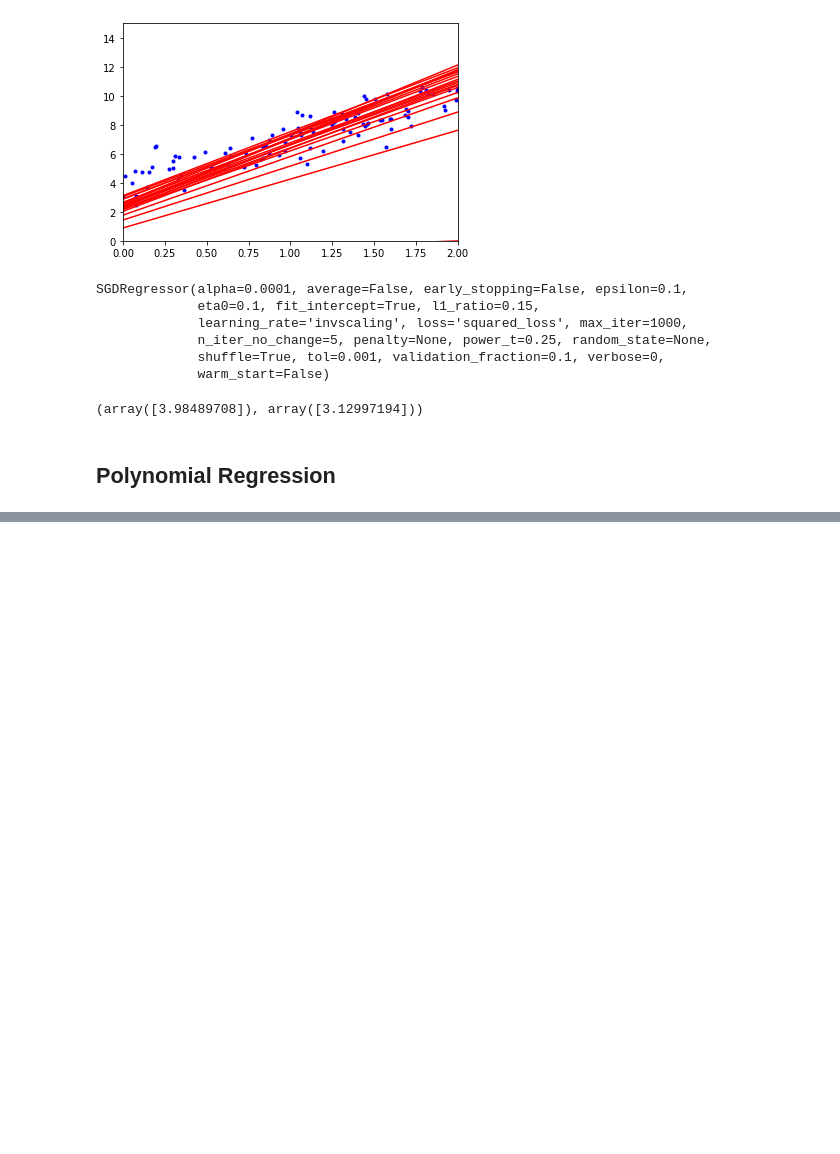
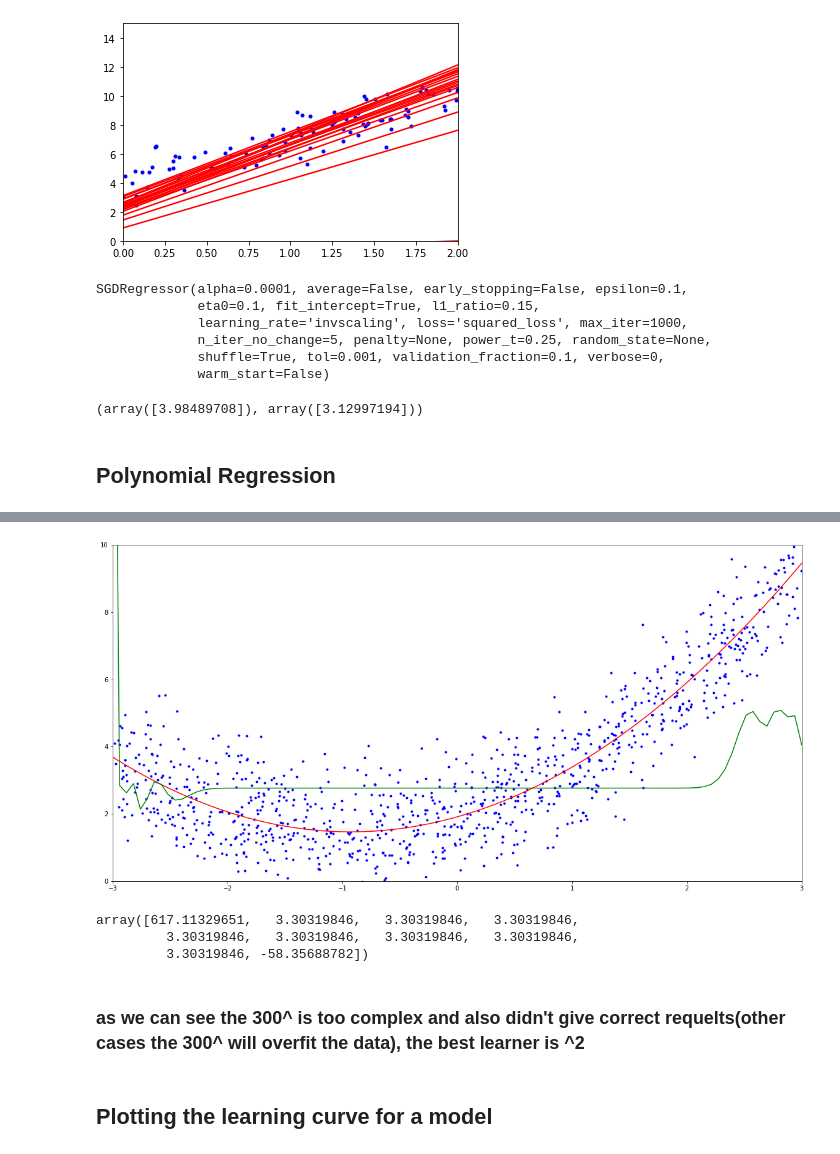
Before and after one commit to hovhanns/HandsOnML2, a Jupyter notebook: TrainingModels.ipynb, the cells around one changed output, grey strips where cells are left out. Drawn from its saved outputs; the diff is of its cells as text; code cells hidden in the pictures; blank space fills up the shorter version.

```diff
--- a/TrainingModels.ipynb
+++ b/TrainingModels.ipynb
@@ -141,0 +178,3 @@ sgd_reg.intercept_, sgd_reg.coef_
+# %%
+features_300 = PolynomialFeatures(degree=70, include_bias=False)
+X_300 = features_300.fit_transform(X)
@@ -141,0 +186,25 @@ sgd_reg.intercept_, sgd_reg.coef_
+# %%
+y_new_300 =  lin_reg.intercept_[0]
+X_new_300 = np.linspace(-3,3, 100)
+for i in range(1, len(lin_reg.coef_[0])):
+    y_new_300+= lin_reg.coef_[0][i] * X_new_300**i
+# %%
+fig=plt.figure(figsize=(20, 10))
+plt.plot(X, y, "b.")
+plt.plot(X_new, y_new, "r-")
+plt.xlim(-3, 3)
+plt.ylim(0, 10)
+plt.plot(X_new_300, y_new_300, "g-")
+plt.show()
+# %% [output]
+[figure, added]
+# %%
+y_new_300
+# %% [output]
+array([617.11329651,   3.30319846,   3.30319846,   3.30319846,
+         3.30319846,   3.30319846,   3.30319846,   3.30319846,
+         3.30319846, -58.35688782])
+# %% [markdown]
+### as we can see the 300^ is too complex and also didn't give correct requelts(other cases the 300^ will overfit the data), the best learner is ^2
+# %% [markdown]
+## Plotting the learning curve for a model
```
Also changed, not shown: parts of 23 cells of this notebook.
